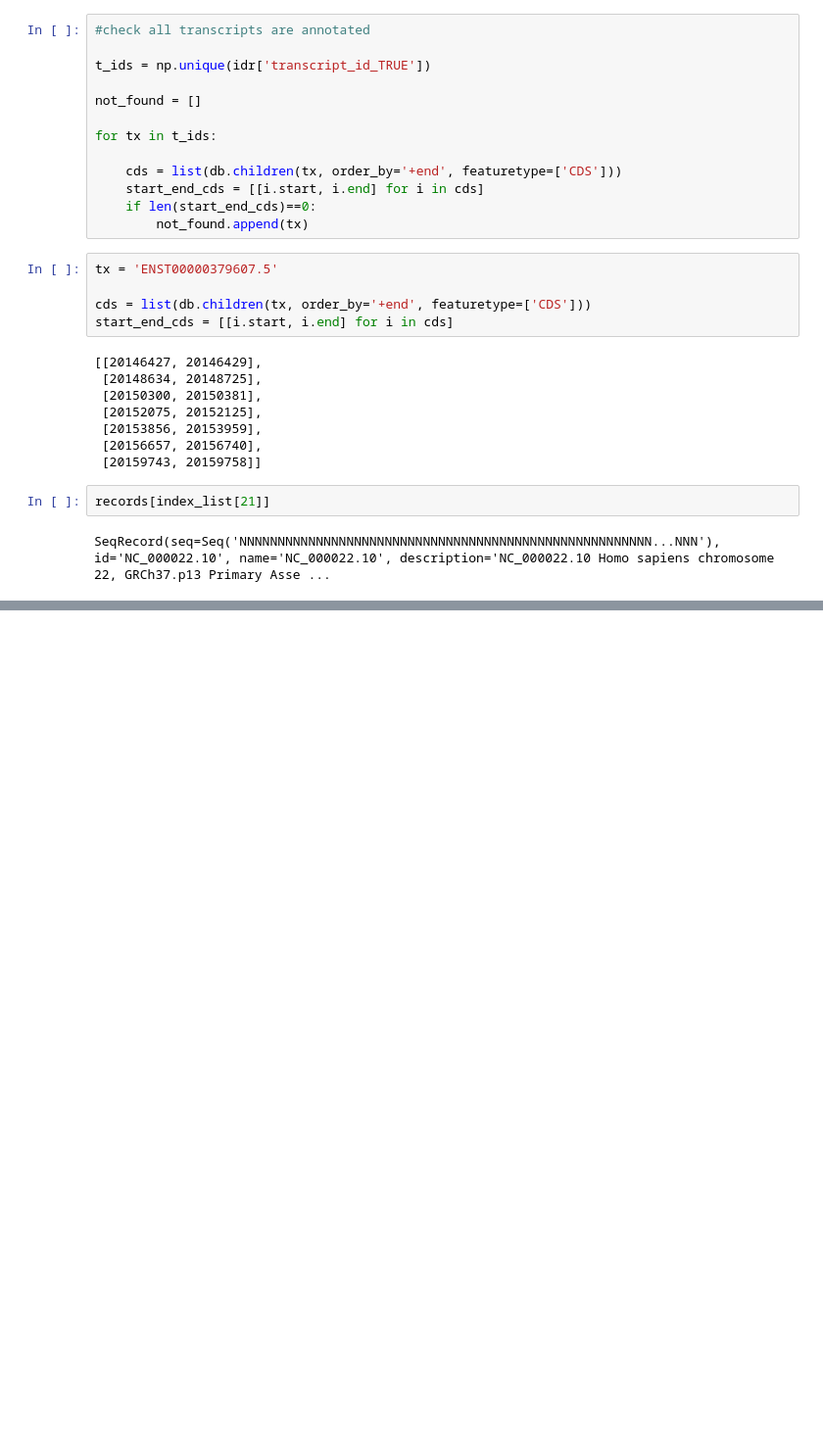
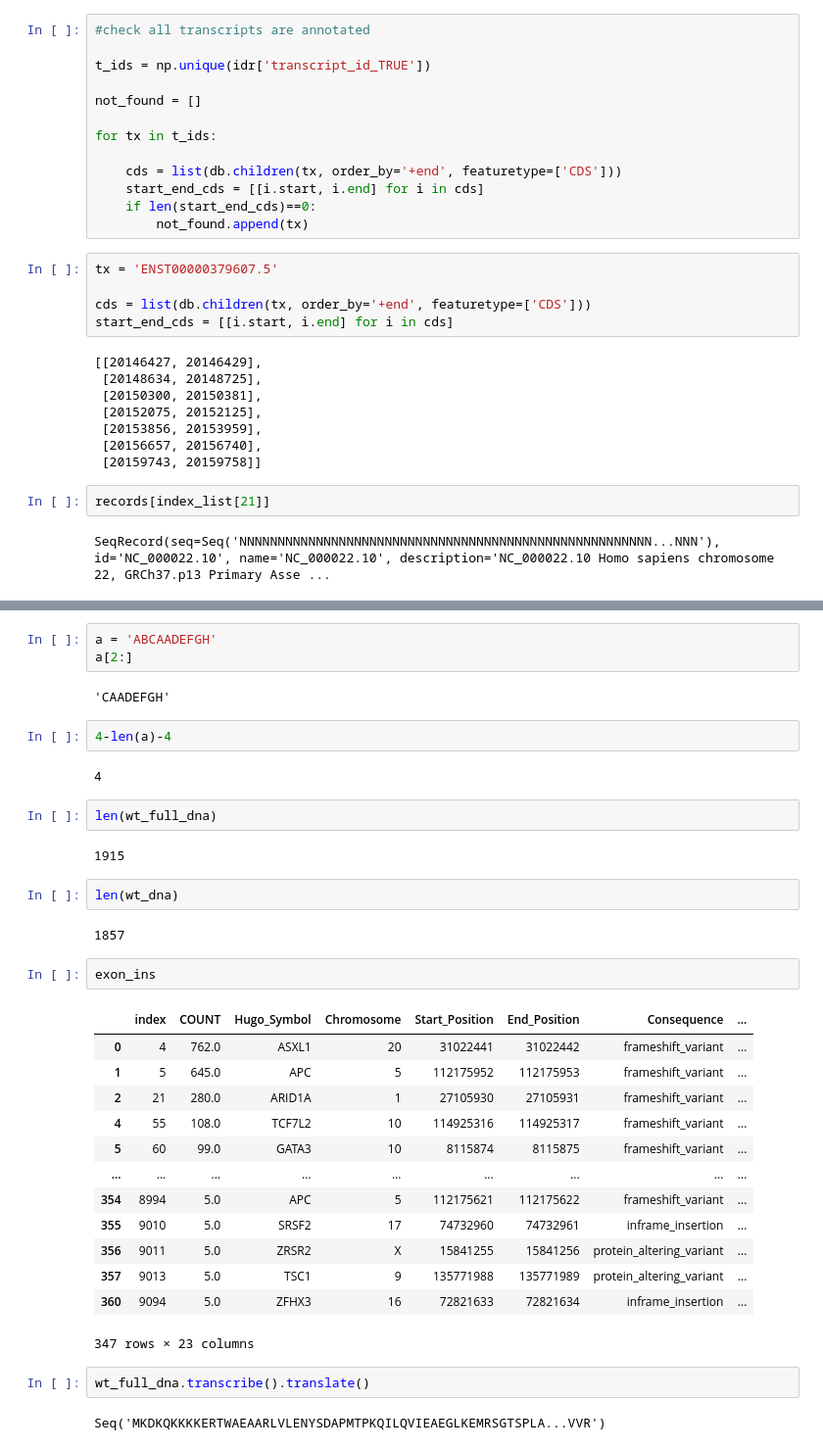
Before and after one commit to samgould2/PEGG2.0, a Jupyter notebook: pegg2.ipynb, the cells around one changed output, grey strips where cells are left out. Shown at 98% size. Cells and saved outputs as stored; diff of their text form; blank space fills up the shorter version.

```diff
--- a/pegg2.ipynb
+++ b/pegg2.ipynb
@@ -411,0 +594,37 @@ KeyboardInterrupt:
+# %%
+a = 'ABCAADEFGH'
+a[2:]
+# %% [output]
+'CAADEFGH'
+# %%
+4-len(a)-4
+# %% [output]
+4
+# %%
+len(wt_full_dna)
+# %% [output]
+1915
+# %%
+len(wt_dna)
+# %% [output]
+1857
+# %%
+exon_ins
+# %% [output]
+|  | index | COUNT | Hugo_Symbol | Chromosome | Start_Position | End_Position | Consequence | ... |
+| 0 | 4 | 762.0 | ASXL1 | 20 | 31022441 | 31022442 | frameshift_variant | ... |
+| 1 | 5 | 645.0 | APC | 5 | 112175952 | 112175953 | frameshift_variant | ... |
+| 2 | 21 | 280.0 | ARID1A | 1 | 27105930 | 27105931 | frameshift_variant | ... |
+| 4 | 55 | 108.0 | TCF7L2 | 10 | 114925316 | 114925317 | frameshift_variant | ... |
+| 5 | 60 | 99.0 | GATA3 | 10 | 8115874 | 8115875 | frameshift_variant | ... |
+| ... | ... | ... | ... | ... | ... | ... | ... | ... |
+| 354 | 8994 | 5.0 | APC | 5 | 112175621 | 112175622 | frameshift_variant | ... |
+| 355 | 9010 | 5.0 | SRSF2 | 17 | 74732960 | 74732961 | inframe_insertion | ... |
+| 356 | 9011 | 5.0 | ZRSR2 | X | 15841255 | 15841256 | protein_altering_variant | ... |
+| 357 | 9013 | 5.0 | TSC1 | 9 | 135771988 | 135771989 | protein_altering_variant | ... |
+| 360 | 9094 | 5.0 | ZFHX3 | 16 | 72821633 | 72821634 | inframe_insertion | ... |
+347 rows × 23 columns
+# %%
+wt_full_dna.transcribe().translate()
+# %% [output]
+Seq('MKDKQKKKKERTWAEAARLVLENYSDAPMTPKQILQVIEAEGLKEMRSGTSPLA...VVR')
```
Also changed, not shown: parts of 24 cells of this notebook.
